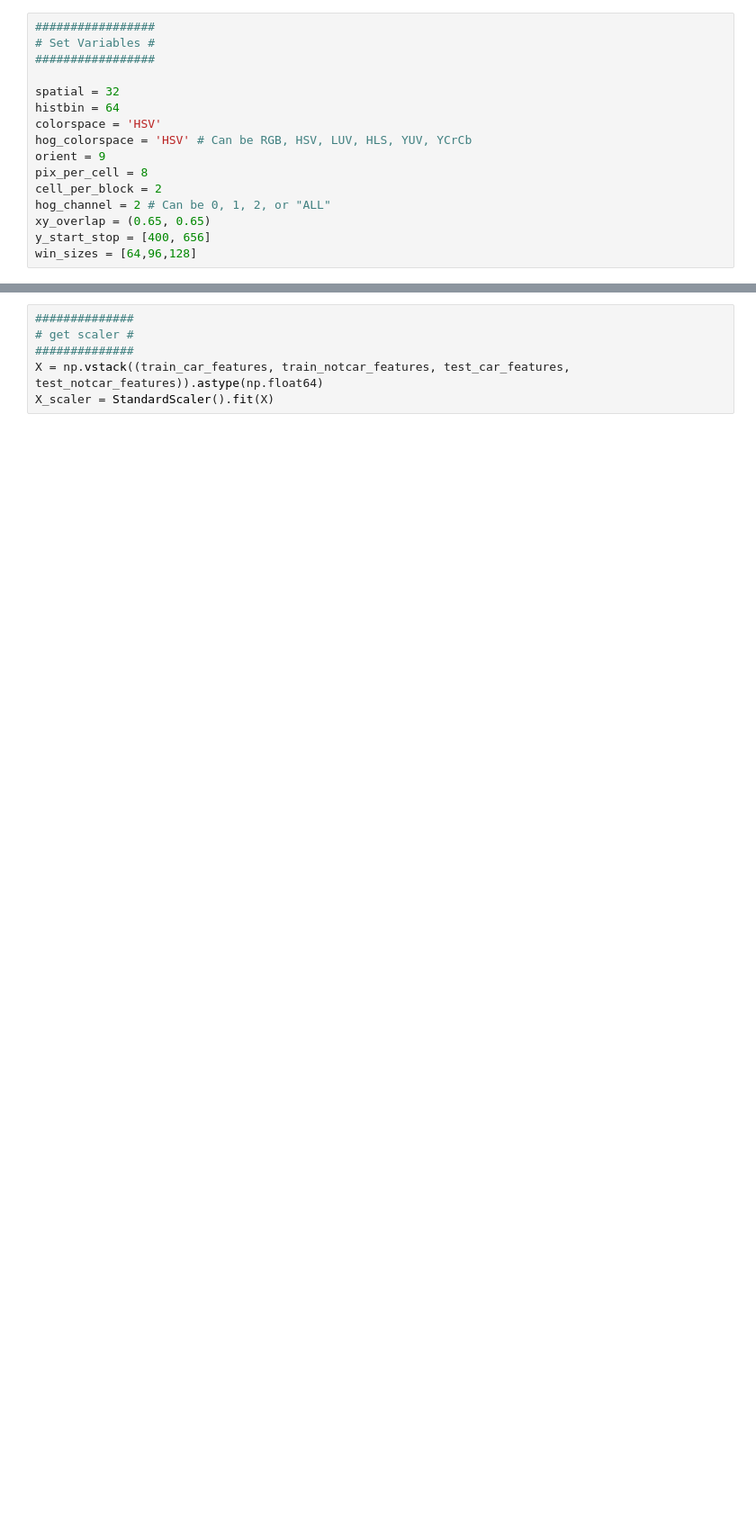
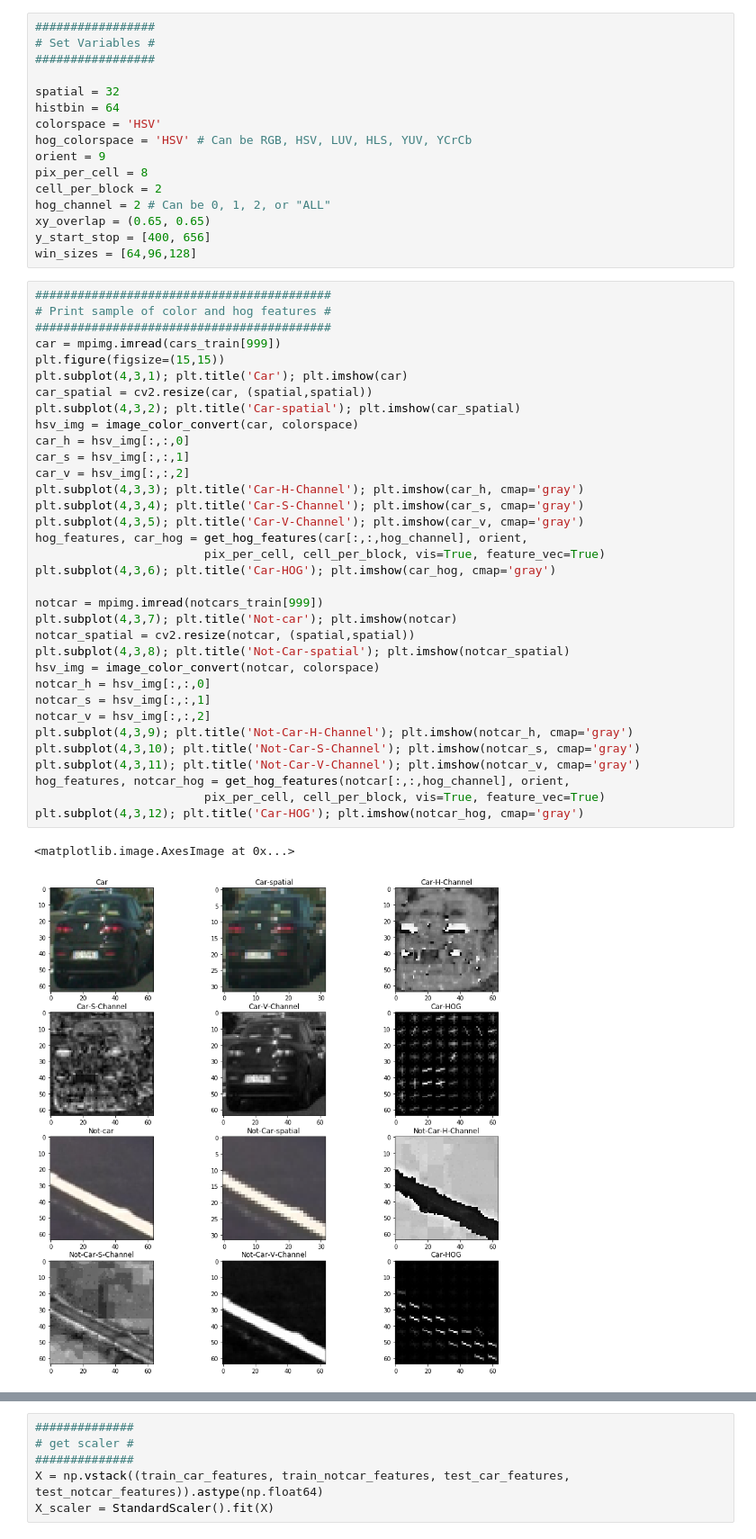
Before and after one commit to gsandeep1231/Udacity-CarND-Vehicle-Detection, a Jupyter notebook: CarND-Vehicle-Detection.ipynb, the cells around one changed output, grey strips where cells are left out. Shown at 90% size. Saved outputs shown, nothing was run; the diff lists cells and outputs as text; blank space fills up the shorter version.

```diff
--- a/CarND-Vehicle-Detection.ipynb
+++ b/CarND-Vehicle-Detection.ipynb
@@ -369,6 +378,43 @@ hog_channel = 2 # Can be 0, 1, 2, or "ALL"
 xy_overlap = (0.65, 0.65)
 y_start_stop = [400, 656]
 win_sizes = [64,96,128]
+# %%
+##########################################
+# Print sample of color and hog features #
+##########################################
+car = mpimg.imread(cars_train[999])
+plt.figure(figsize=(15,15))
+plt.subplot(4,3,1); plt.title('Car'); plt.imshow(car)
+car_spatial = cv2.resize(car, (spatial,spatial))
+plt.subplot(4,3,2); plt.title('Car-spatial'); plt.imshow(car_spatial)
+hsv_img = image_color_convert(car, colorspace)
+car_h = hsv_img[:,:,0]
+car_s = hsv_img[:,:,1]
+car_v = hsv_img[:,:,2]
+plt.subplot(4,3,3); plt.title('Car-H-Channel'); plt.imshow(car_h, cmap='gray')
+plt.subplot(4,3,4); plt.title('Car-S-Channel'); plt.imshow(car_s, cmap='gray')
+plt.subplot(4,3,5); plt.title('Car-V-Channel'); plt.imshow(car_v, cmap='gray')
+hog_features, car_hog = get_hog_features(car[:,:,hog_channel], orient,
+                        pix_per_cell, cell_per_block, vis=True, feature_vec=True)
+plt.subplot(4,3,6); plt.title('Car-HOG'); plt.imshow(car_hog, cmap='gray')
+
+notcar = mpimg.imread(notcars_train[999])
+plt.subplot(4,3,7); plt.title('Not-car'); plt.imshow(notcar)
+notcar_spatial = cv2.resize(notcar, (spatial,spatial))
+plt.subplot(4,3,8); plt.title('Not-Car-spatial'); plt.imshow(notcar_spatial)
+hsv_img = image_color_convert(notcar, colorspace)
+notcar_h = hsv_img[:,:,0]
+notcar_s = hsv_img[:,:,1]
+notcar_v = hsv_img[:,:,2]
+plt.subplot(4,3,9); plt.title('Not-Car-H-Channel'); plt.imshow(notcar_h, cmap='gray')
+plt.subplot(4,3,10); plt.title('Not-Car-S-Channel'); plt.imshow(notcar_s, cmap='gray')
+plt.subplot(4,3,11); plt.title('Not-Car-V-Channel'); plt.imshow(notcar_v, cmap='gray')
+hog_features, notcar_hog = get_hog_features(notcar[:,:,hog_channel], orient,
+                        pix_per_cell, cell_per_block, vis=True, feature_vec=True)
+plt.subplot(4,3,12); plt.title('Car-HOG'); plt.imshow(notcar_hog, cmap='gray')
+# %% [output]
+<matplotlib.image.AxesImage at 0x...>
+[figure, added]
 # %%
 ####################
 # Extract features #
```
Also changed, not shown: parts of 5 cells of this notebook, 1 other file.
